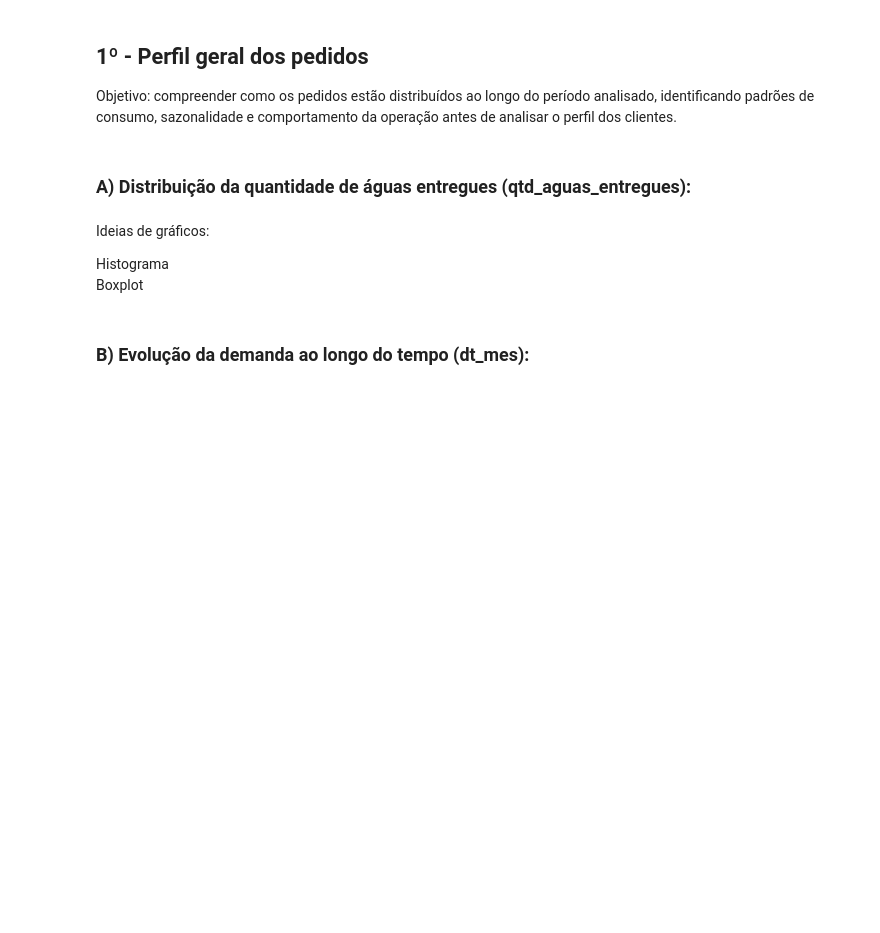
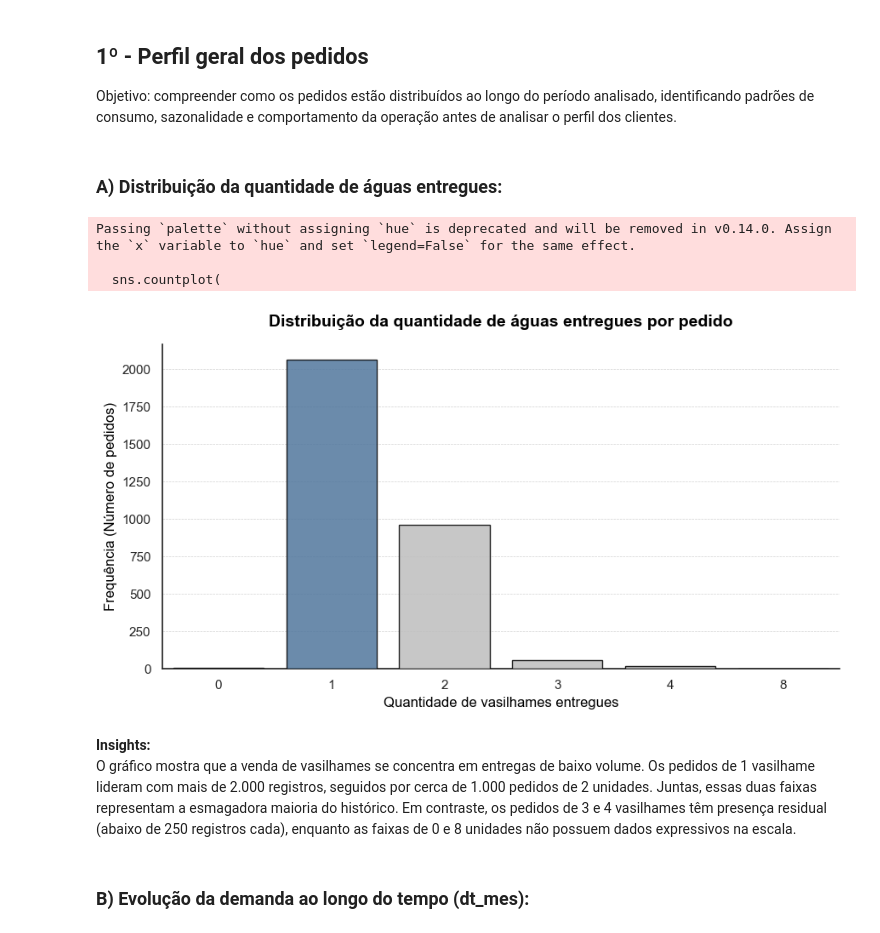
Before and after one commit to Fernandonneto/Projeto_Real_-_Previsao_Recompra_Agua_Mineral_Machine_Learning, a Jupyter notebook: Análise EDA/analise_exploratoria_dados.ipynb, the cells around one changed output. Drawn from its saved outputs; the diff is of its cells as text; code cells hidden in the pictures; blank space fills up the shorter version.

```diff
--- a/Análise EDA/analise_exploratoria_dados.ipynb
+++ b/Análise EDA/analise_exploratoria_dados.ipynb
@@ -36,16 +38,70 @@ cli_total_pedidos = Histórico total de pedidos feitos pelo cliente na base de d
 target_dt_proxima_compra = Data em que o cliente realizou o pedido seguinte (usada para calcular o alvo); \
 target_dias_ate_recompra = Quantidade exata de dias entre o pedido atual e o próximo; \
 target_vai_comprar_15d = Variável alvo binária (1 = comprou em até 15 dias, 0 = demorou mais de 15 dias ou não comprou).
+# %%
+# Paleta de cores padrão do projeto
+PALETA = {
+    "azul": "#4477AA",
+    "vermelho": "#EE6677",
+    "verde": "#228833",
+    "roxo": "#AA3377",
+    "amarelo": "#C8A600",
+    "cinza": "#BEBEBE",
+    "preto": "#000000"
+}
 # %% [markdown]
 ## 1º - Perfil geral dos pedidos
 Objetivo: compreender como os pedidos estão distribuídos ao longo do período analisado, identificando padrões de consumo, sazonalidade e comportamento da operação antes de analisar o perfil dos clientes.
 # %% [markdown]
-### A) Distribuição da quantidade de águas entregues (qtd_aguas_entregues):
+### A) Distribuição da quantidade de águas entregues:
-# %% [markdown]
-Ideias de gráficos:
-
-Histograma \
-Boxplot
+# %%
+# Configuração do estilo visual de fundo
+sns.set_theme(style="white")
+plt.figure(figsize=(9, 5))
+
+# Lógica para identificar qual quantidade tem o maior número de vendas (frequência)
+frequencias = df['qtd_aguas_entregues'].value_counts()
+maior_venda_qtd = frequencias.idxmax()
+
+# Criação do mapeamento de cores dinâmico para cada barra
+# O valor com maior frequência ganha "azul", se não, ganha "cinza"
+cores_mapeadas = [
+    PALETA["azul"] if valor == maior_venda_qtd else PALETA["cinza"]
+    for valor in sorted(df['qtd_aguas_entregues'].unique())
+]
+
+# Grades ao fundo
+plt.grid(True, which='both', axis='both', color=PALETA["cinza"], linestyle='--', linewidth=0.5, alpha=0.7)
+
+# Plotagem do gráfico usando countplot
+sns.countplot(
+    data=df,
+    x='qtd_aguas_entregues',
+    palette=cores_mapeadas,
+    edgecolor=PALETA["preto"],
+    alpha=0.85,
+    zorder=3
+)
+
+# Remoção das bordas superior e direita
+sns.despine(top=True, right=True)
+
+# Títulos e rótulos
+plt.title('Distribuição da quantidade de águas entregues por pedido', fontsize=14, pad=15, fontweight='bold', color=PALETA["preto"])
+plt.xlabel('Quantidade de vasilhames entregues', fontsize=12, color=PALETA["preto"])
+plt.ylabel('Frequência (Número de pedidos)', fontsize=12, color=PALETA["preto"])
+
+# Ajuste do layout
+plt.tight_layout()
+plt.show()
+# %% [output]
+Passing `palette` without assigning `hue` is deprecated and will be removed in v0.14.0. Assign the `x` variable to `hue` and set `legend=False` for the same effect.
+
+  sns.countplot(
+[figure, added]
+# %% [markdown]
+**Insights:** \
+O gráfico mostra que a venda de vasilhames se concentra em entregas de baixo volume. Os pedidos de 1 vasilhame lideram com mais de 2.000 registros, seguidos por cerca de 1.000 pedidos de 2 unidades. Juntas, essas duas faixas representam a esmagadora maioria do histórico. Em contraste, os pedidos de 3 e 4 vasilhames têm presença residual (abaixo de 250 registros cada), enquanto as faixas de 0 e 8 unidades não possuem dados expressivos na escala.
 # %% [markdown]
 ### B) Evolução da demanda ao longo do tempo (dt_mes):
 # %% [markdown]
```
Also changed, not shown: parts of 1 cell of this notebook.
